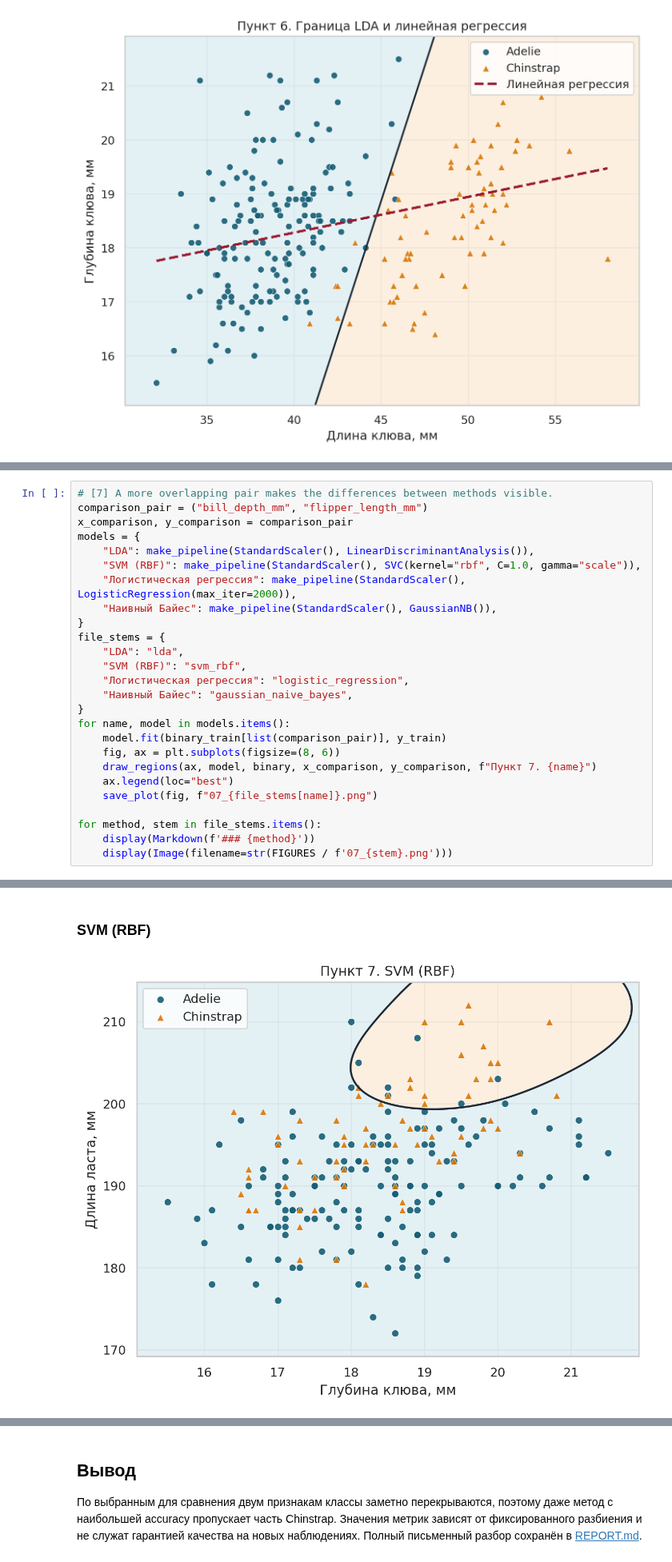
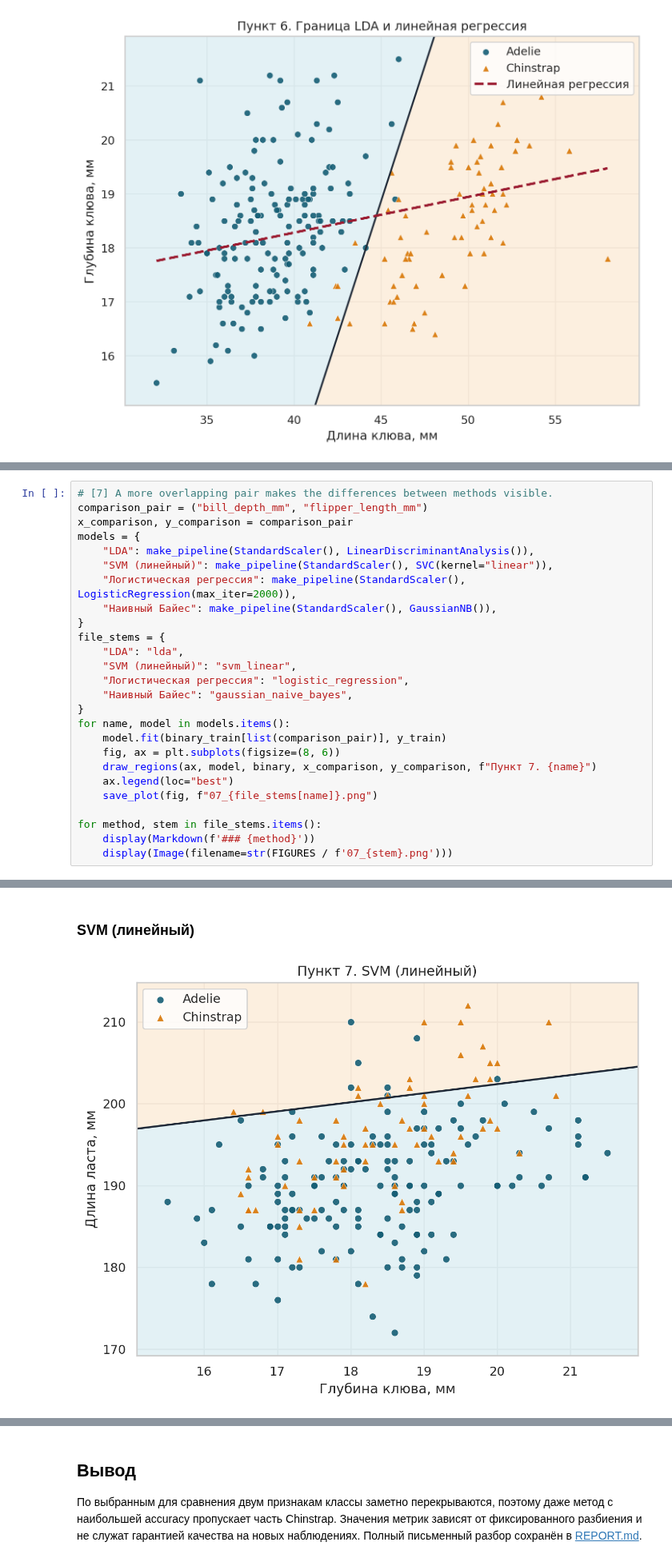
Before and after one commit to DEMest/MachineLearning, a Jupyter notebook: MachineLearning_Colab.ipynb, the cells around one changed output, grey strips where cells are left out. Shown at 80% size. Drawn from its saved outputs; the diff is of its cells as text.

Commit message:
Use linear SVM for assignment comparison

```diff
--- a/MachineLearning_Colab.ipynb
+++ b/MachineLearning_Colab.ipynb
@@ -441,34 +441,34 @@ display(Image(filename=str(FIGURES / '06_lda_and_regression.png')))
 # %%
 # [7] A more overlapping pair makes the differences between methods visible.
 comparison_pair = ("bill_depth_mm", "flipper_length_mm")
 x_comparison, y_comparison = comparison_pair
 models = {
     "LDA": make_pipeline(StandardScaler(), LinearDiscriminantAnalysis()),
-    "SVM (RBF)": make_pipeline(StandardScaler(), SVC(kernel="rbf", C=1.0, gamma="scale")),
+    "SVM (линейный)": make_pipeline(StandardScaler(), SVC(kernel="linear")),
     "Логистическая регрессия": make_pipeline(StandardScaler(), LogisticRegression(max_iter=2000)),
     "Наивный Байес": make_pipeline(StandardScaler(), GaussianNB()),
 }
 file_stems = {
     "LDA": "lda",
-    "SVM (RBF)": "svm_rbf",
+    "SVM (линейный)": "svm_linear",
     "Логистическая регрессия": "logistic_regression",
     "Наивный Байес": "gaussian_naive_bayes",
 }
 for name, model in models.items():
     model.fit(binary_train[list(comparison_pair)], y_train)
     fig, ax = plt.subplots(figsize=(8, 6))
     draw_regions(ax, model, binary, x_comparison, y_comparison, f"Пункт 7. {name}")
     ax.legend(loc="best")
     save_plot(fig, f"07_{file_stems[name]}.png")
 
 for method, stem in file_stems.items():
     display(Markdown(f'### {method}'))
     display(Image(filename=str(FIGURES / f'07_{stem}.png')))
 # %% [output]
 ### LDA
 [figure]
-### SVM (RBF)
+### SVM (линейный)
-[figure, old version]
+[figure, new version]
 ### Логистическая регрессия
 [figure]
 ### Наивный Байес
```
Also changed, not shown: parts of 3 cells of this notebook, 10 other files.
